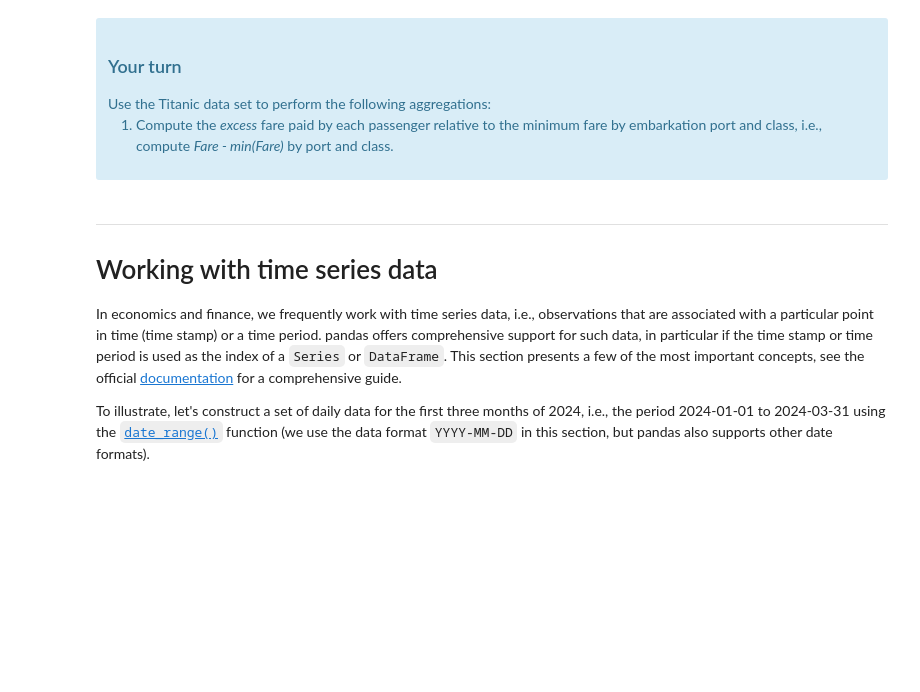
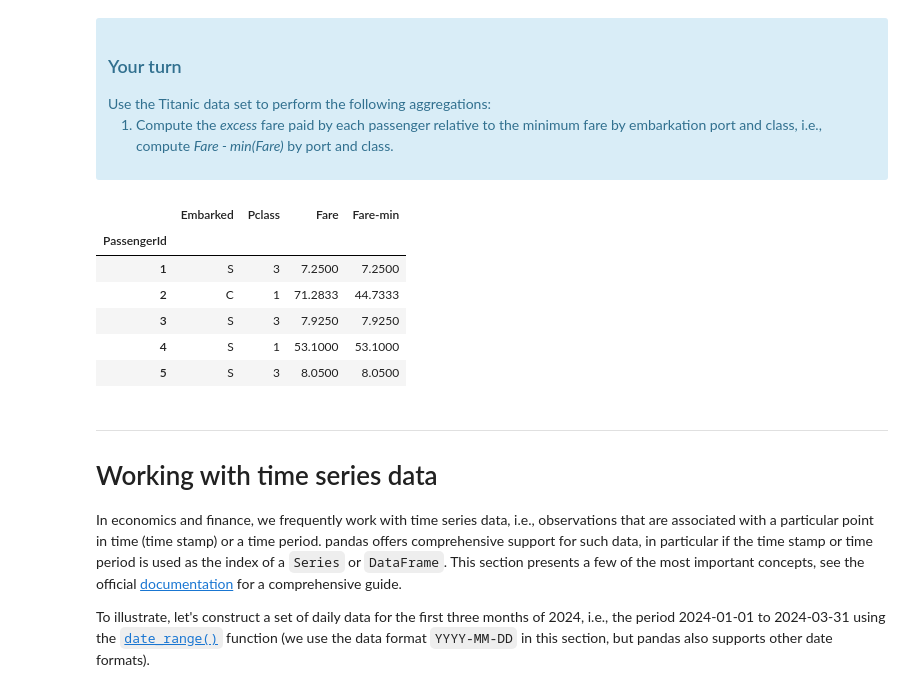
Before and after one commit to AndreasNoklebye/TECH2-H24, a Jupyter notebook: lecture3/lecture3.ipynb, the cells around one changed output. Cells and saved outputs as stored; diff of their text form; code cells hidden in the pictures; blank space fills up the shorter version.

```diff
--- a/lecture3/lecture3.ipynb
+++ b/lecture3/lecture3.ipynb
@@ -397,6 +396,18 @@ Use the Titanic data set to perform the following aggregations:
         by port and class.</li>
 </ol>
 </div>
+# %%
+df['Fare-min'] = df.groupby(['Pclass','Embarked'])['Fare'].transform(lambda x: x - np.min(x) )
+
+df[['Embarked','Pclass','Fare', 'Fare-min']].head(5)
+# %% [output]
+|  | Embarked | Pclass | Fare | Fare-min |
+| PassengerId |  |  |  |  |
+| 1 | S | 3 | 7.2500 | 7.2500 |
+| 2 | C | 1 | 71.2833 | 44.7333 |
+| 3 | S | 3 | 7.9250 | 7.9250 |
+| 4 | S | 1 | 53.1000 | 53.1000 |
+| 5 | S | 3 | 8.0500 | 8.0500 |
 # %% [markdown]
 ***
 # Working with time series data
```
Also changed, not shown: parts of 2 cells of this notebook.
